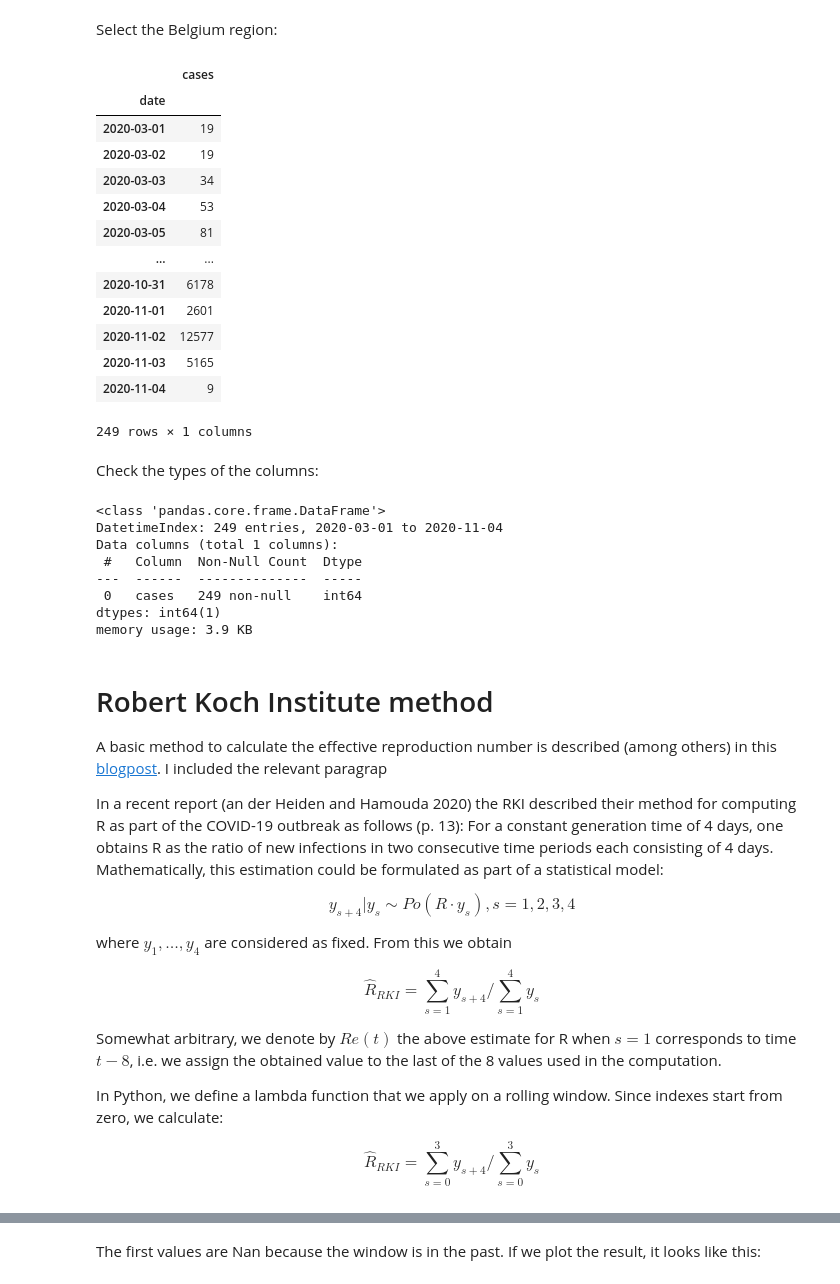
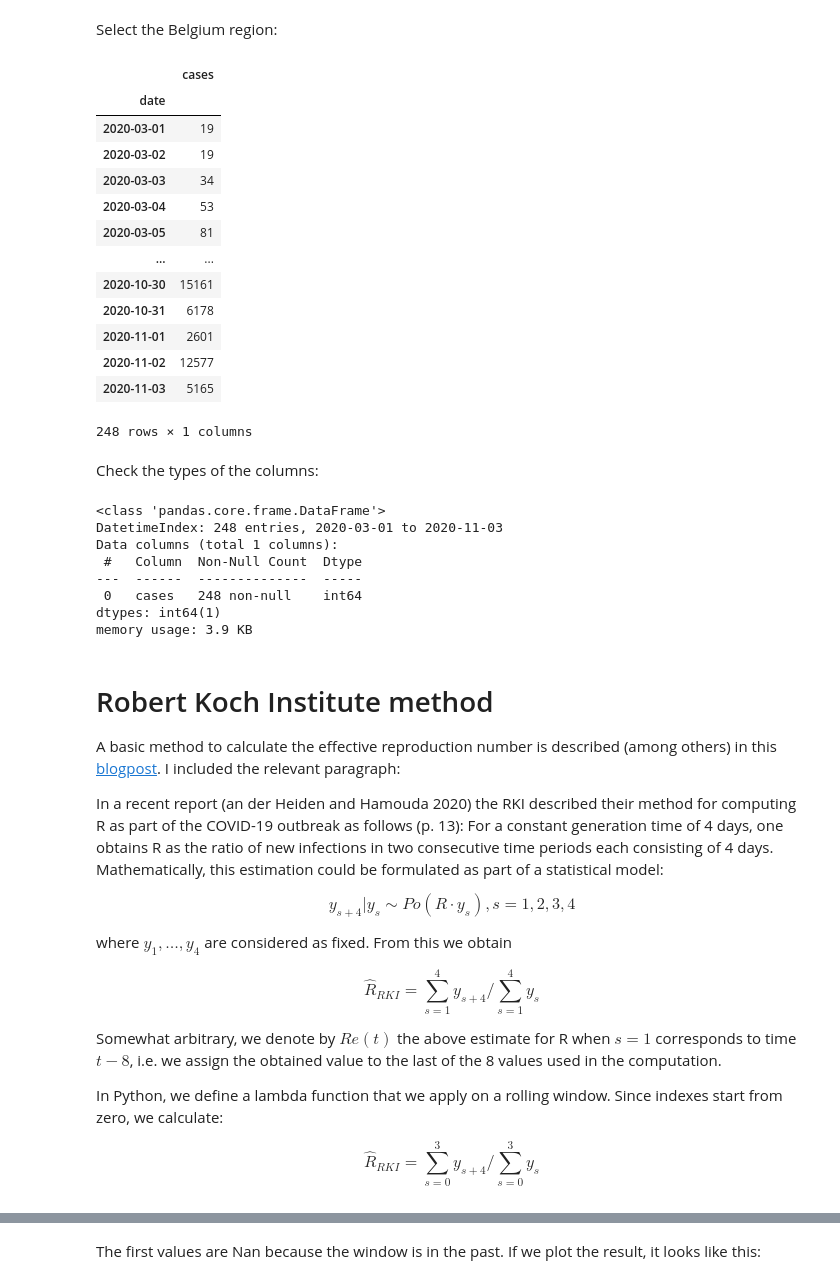
Before and after one commit to cast42/fastpages-blog, a Jupyter notebook: _notebooks/2020-11-05-RKI-rte-calculation.ipynb, the cells around one changed output, grey strips where cells are left out. Saved outputs shown, nothing was run; the diff lists cells and outputs as text; code cells hidden in the pictures.

Commit message:
rte calculation with RKI method: removed two days from df

```diff
--- a/_notebooks/2020-11-05-RKI-rte-calculation.ipynb
+++ b/_notebooks/2020-11-05-RKI-rte-calculation.ipynb
@@ -116,40 +115,40 @@ ax.set(ylabel='Number of cases', title='Number of cases for covid-19 and number
 Select the Belgium region:
 # %%
 region = 'Belgium'
-df = df_cases_per_day.loc[region] #[:today_minus_two]
+df = df_cases_per_day.loc[region][:today_minus_two]
 df
 # %% [output]
 |  | cases |
 | date |  |
 | 2020-03-01 | 19 |
 | 2020-03-02 | 19 |
 | 2020-03-03 | 34 |
 | 2020-03-04 | 53 |
 | 2020-03-05 | 81 |
 | ... | ... |
+| 2020-10-30 | 15161 |
 | 2020-10-31 | 6178 |
 | 2020-11-01 | 2601 |
 | 2020-11-02 | 12577 |
 | 2020-11-03 | 5165 |
-| 2020-11-04 | 9 |
-249 rows × 1 columns
+248 rows × 1 columns
 # %% [markdown]
 Check the types of the columns:
 # %%
 df.info()
 # %% [output]
 <class 'pandas.core.frame.DataFrame'>
-DatetimeIndex: 249 entries, 2020-03-01 to 2020-11-04
+DatetimeIndex: 248 entries, 2020-03-01 to 2020-11-03
 Data columns (total 1 columns):
  #   Column  Non-Null Count  Dtype
 ---  ------  --------------  -----
- 0   cases   249 non-null    int64
+ 0   cases   248 non-null    int64
 dtypes: int64(1)
 memory usage: 3.9 KB
 # %% [markdown]
 # Robert Koch Institute method
 
-A basic method to calculate the effective reproduction number is described (among others) in this [blogpost](https://staff.math.su.se/hoehle/blog/2020/04/15/effectiveR0.html). I included the relevant paragrap
+A basic method to calculate the effective reproduction number is described (among others) in this [blogpost](https://staff.math.su.se/hoehle/blog/2020/04/15/effectiveR0.html). I included the relevant paragraph:
 
 In a recent report (an der Heiden and Hamouda 2020) the RKI described their method for computing R as part of the COVID-19 outbreak as follows (p. 13): For a constant generation time of 4 days, one obtains R
  as the ratio of new infections in two consecutive time periods each consisting of 4 days. Mathematically, this estimation could be formulated as part of a statistical model:
```
Also changed, not shown: parts of 11 cells of this notebook.
